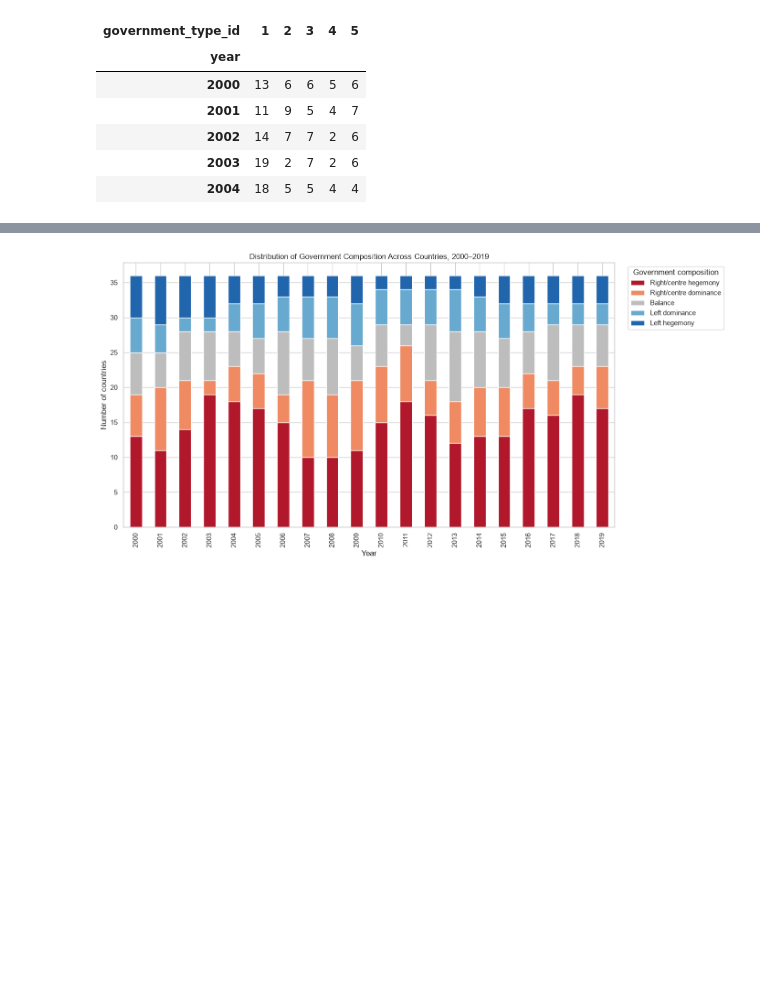
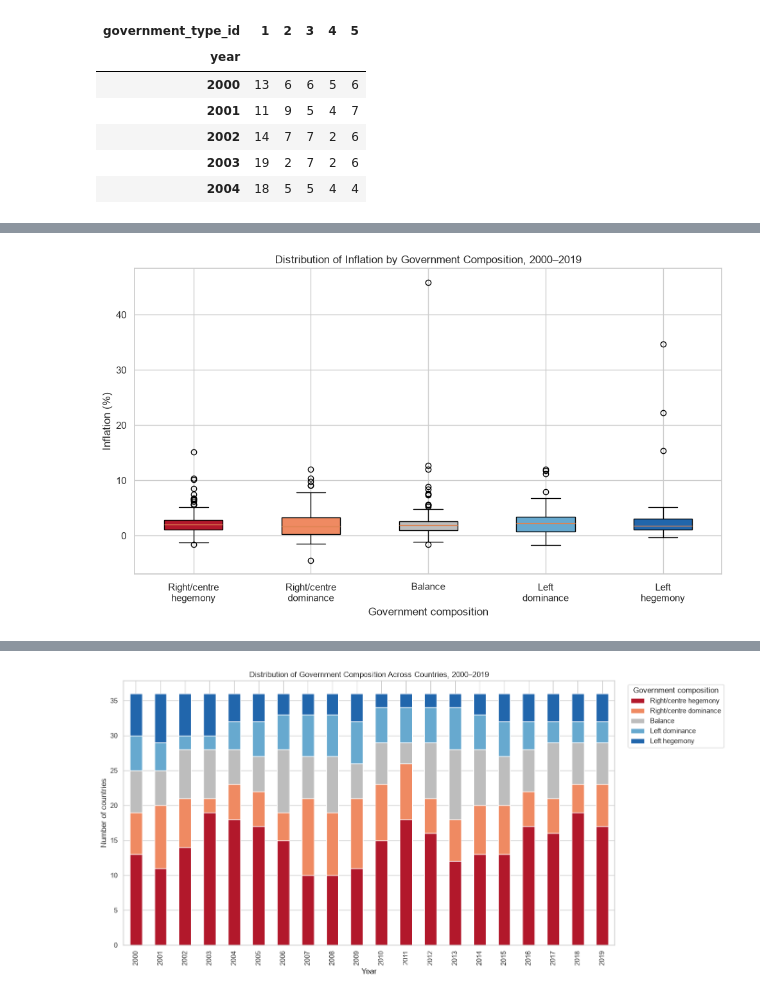
Before and after one commit to rekha-cyber/rekha_branch, a Jupyter notebook: notebooks/03_hypothesis_and_visualization.ipynb, the cells around one changed output, grey strips where cells are left out. Drawn from its saved outputs; the diff is of its cells as text; code cells hidden in the pictures; blank space fills up the shorter version.

```diff
--- a/notebooks/03_hypothesis_and_visualization.ipynb
+++ b/notebooks/03_hypothesis_and_visualization.ipynb
@@ -542,0 +585,13 @@ party_pivot.head()
+# %%
+inflation_distribution = run_query("""
+    SELECT
+        gt.government_type_id,
+        gt.government_type,
+        cy.inflation
+    FROM country_year AS cy
+    JOIN government_types AS gt
+        ON cy.government_type_id = gt.government_type_id
+    ORDER BY gt.government_type_id;
+""")
+
+inflation_distribution.head()
@@ -542,0 +605,35 @@ party_pivot.head()
+# %%
+government_labels = [
+    "Right/centre\nhegemony",
+    "Right/centre\ndominance",
+    "Balance",
+    "Left\ndominance",
+    "Left\nhegemony"
+]
+
+data = [
+    inflation_distribution[
+        inflation_distribution["government_type_id"] == gov_id
+    ]["inflation"]
+    for gov_id in range(1, 6)
+]
+
+plt.figure(figsize=(10, 6))
+
+box = plt.boxplot(
+    data,
+    tick_labels=government_labels,
+    patch_artist=True
+)
+
+for patch, color in zip(box["boxes"], colors):
+    patch.set_facecolor(color)
+
+plt.xlabel("Government composition")
+plt.ylabel("Inflation (%)")
+plt.title("Distribution of Inflation by Government Composition, 2000–2019")
+
+plt.tight_layout()
+plt.show()
+# %% [output]
+[figure, added]
```
Also changed, not shown: parts of 8 cells of this notebook, 1 other file.
